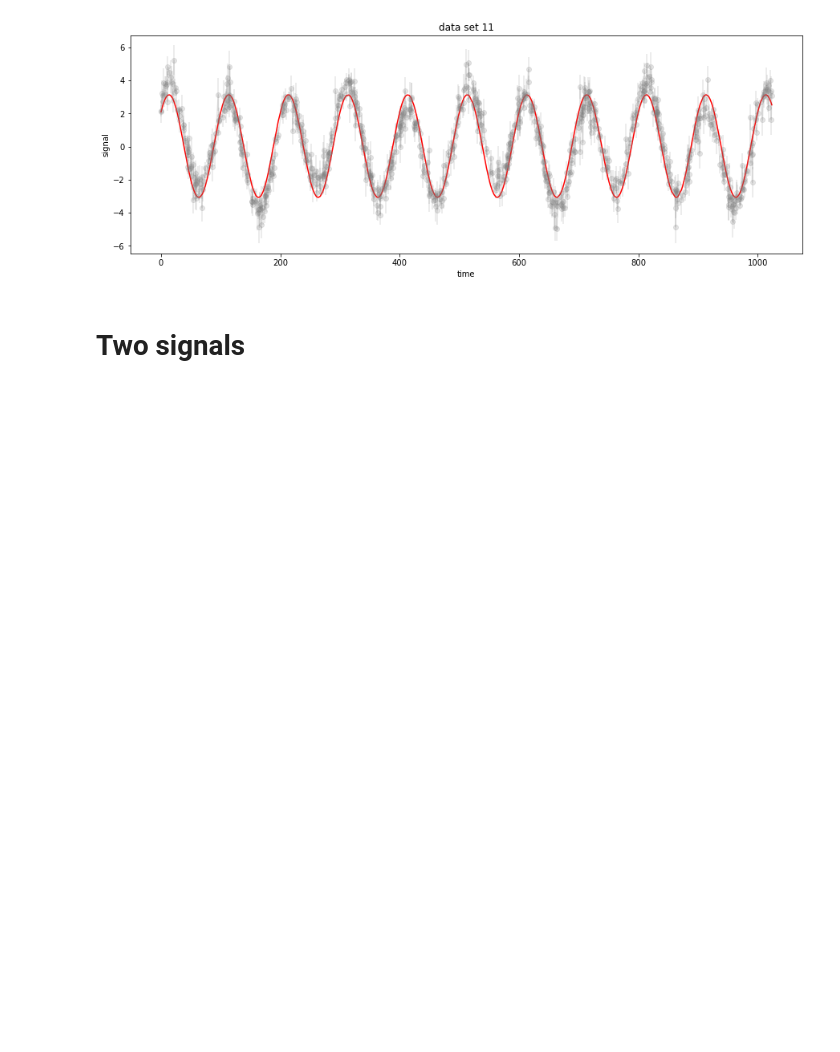
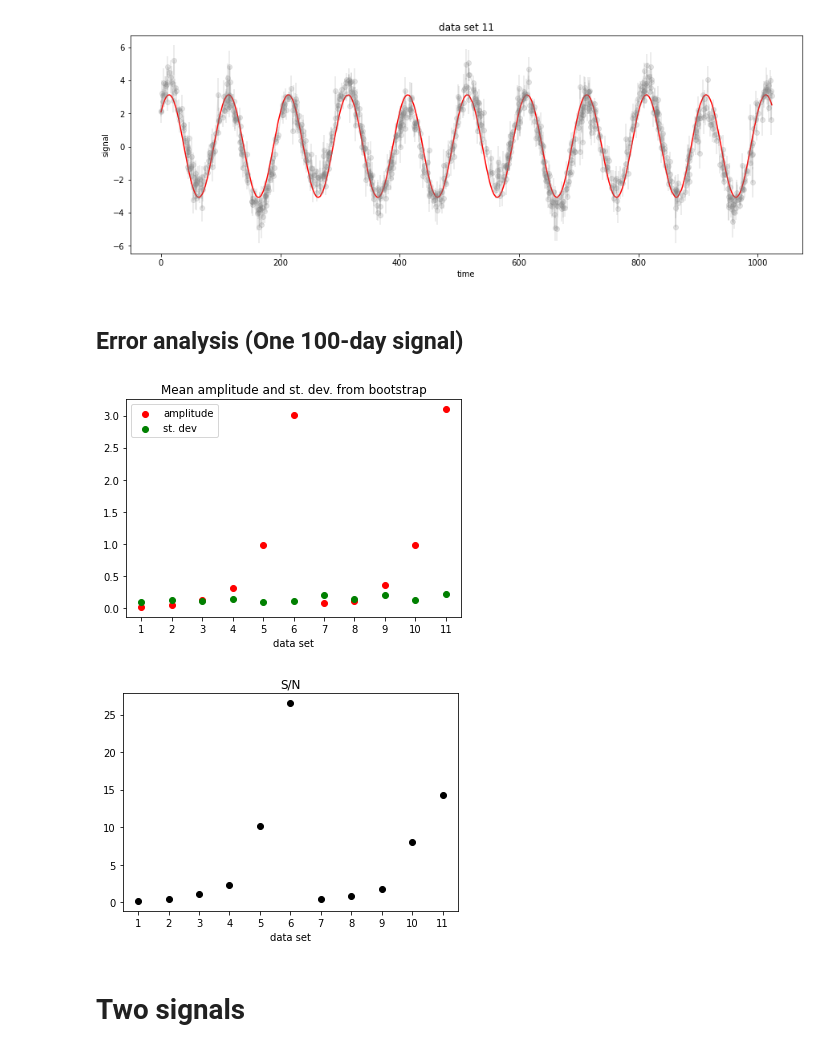
Before and after one commit to krlodeleon/datascience_fall2022, a Jupyter notebook: prob_set_2/ps2.ipynb, the cells around one changed output. Cells and saved outputs as stored; diff of their text form; code cells hidden in the pictures; blank space fills up the shorter version.

```diff
--- a/prob_set_2/ps2.ipynb
+++ b/prob_set_2/ps2.ipynb
@@ -66,6 +66,47 @@ for i in range(2,13):
 [figure]
 [figure]
 [figure]
+# %% [markdown]
+## Error analysis (One 100-day signal)
+# %%
+#Bootstrap (Design 1)
+
+bootstrap_samples = 20
+
+amps1 = []
+sigmasq1 = []
+
+for i in range(2,13):
+    amplitude_set = np.random.rand(bootstrap_samples)
+
+    for boot_samp in range(bootstrap_samples):
+        data_set_sample = np.array([data[:,int(np.random.random_sample()*len(data[0]))] for i in range(len(data[0]))]).transpose()
+
+        #Calculating parameters of 100-day signals
+        par_vals1 = designfit(data_set_sample[0],data_set_sample[i],data_set_sample[1],cos100,sin100,identity)
+        amplitude_set[boot_samp] = np.sqrt(par_vals1[0]**2+par_vals1[1]**2)
+
+    amps1.append(np.mean(amplitude_set))
+    sigmasq1.append(np.sqrt(np.mean((amplitude_set-np.mean(amplitude_set))**2)))
+
+#Plotting amplitudes of 100-day signal
+plt.scatter(np.arange(1,12),amps1,color='red',label='amplitude')
+plt.scatter(np.arange(1,12),np.sqrt(np.array(sigmasq1)),color='green',label='st. dev')
+plt.title('Mean amplitude and st. dev. from bootstrap')
+plt.xlabel('data set')
+plt.xticks(np.arange(1,12))
+plt.legend()
+plt.show()
+
+#Getting S/Ns
+plt.scatter(np.arange(1,12),np.array(amps1)/np.sqrt(np.array(sigmasq1)),color='black')
+plt.title('S/N')
+plt.xlabel('data set')
+plt.xticks(np.arange(1,12))
+plt.show()
+# %% [output]
+[figure, added]
+[figure, added]
 # %% [markdown]
 # Two signals
 # %%
```
Also changed, not shown: parts of 12 cells of this notebook.
